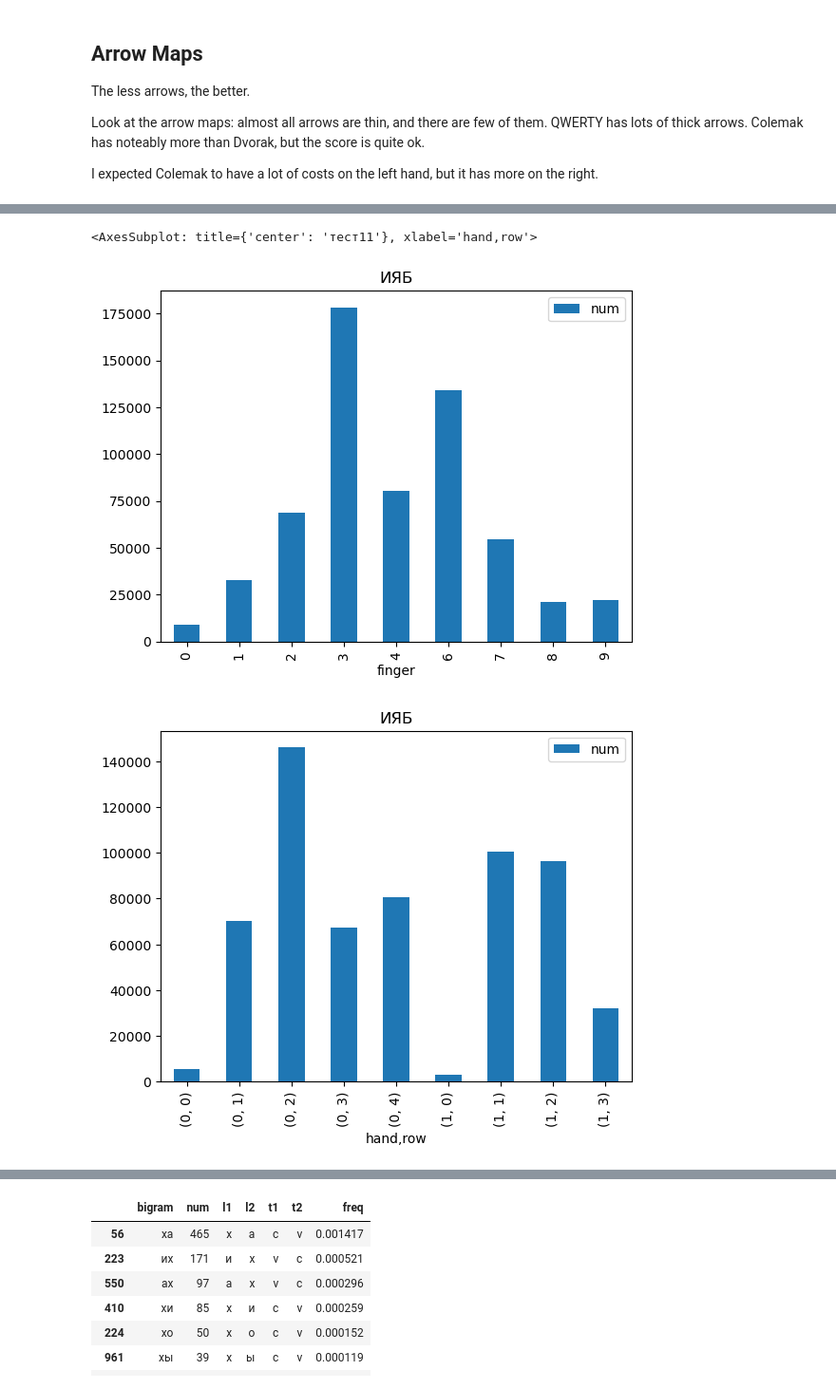
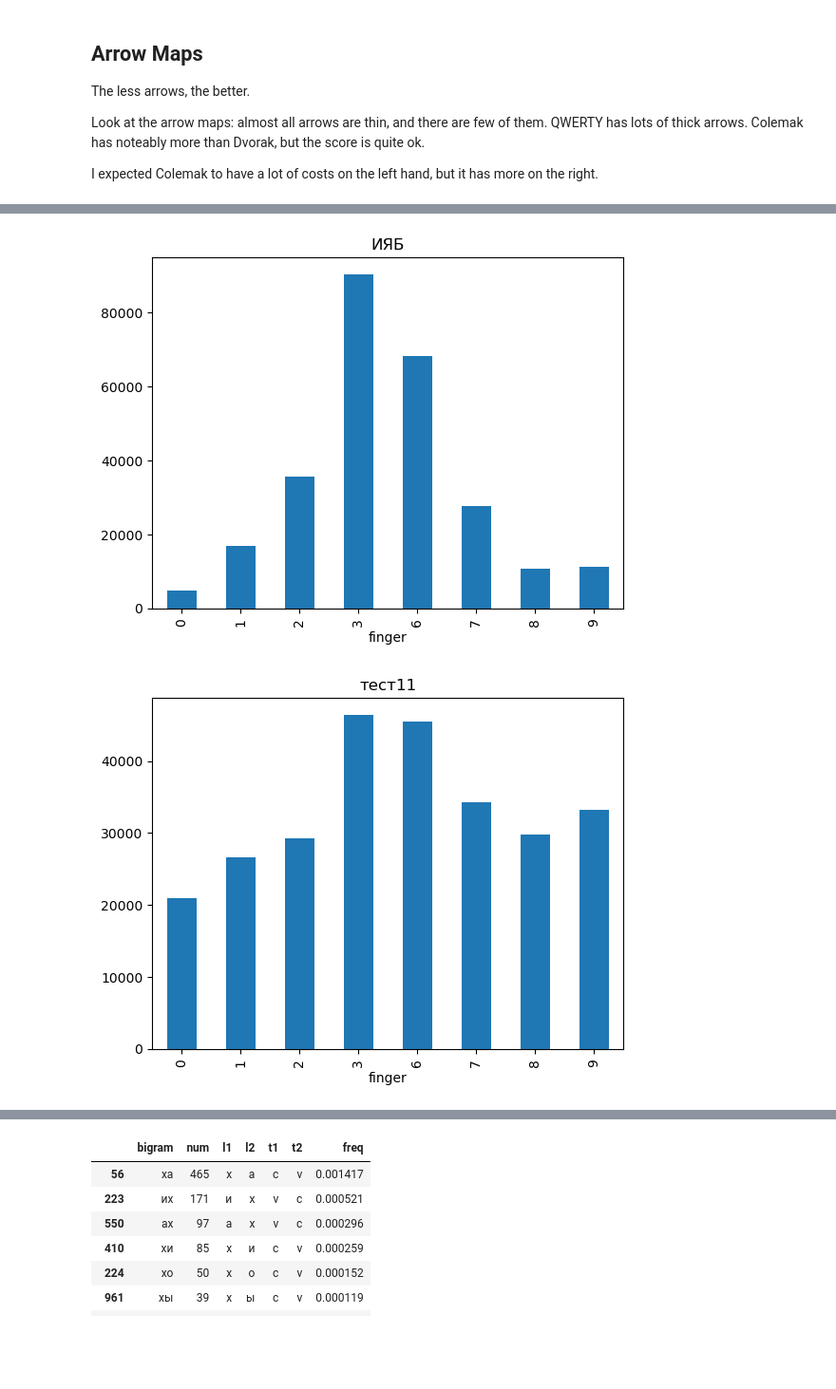
Before and after one commit to culebron/rus-layout-opt, a Jupyter notebook: Kazakh Example.ipynb, the cells around one changed output, grey strips where cells are left out. Shown at 95% size. Saved outputs shown, nothing was run; the diff lists cells and outputs as text; code cells hidden in the pictures; blank space fills up the shorter version.

```diff
--- a/Kazakh Example.ipynb
+++ b/Kazakh Example.ipynb
@@ -417,6 +417,7 @@ key = 'тест11'
 # %% [markdown]
 ## Heatmap
 # %%
+res[key].load_bars()
 res[key].layout.display('finger')
 res[key].display('freq')
 # %% [output]
@@ -437,10 +439,6 @@ res['default'].combomap(res['ИЯБ'], res['linux'], res['тест5'], res['те
 # %%
-res['ИЯБ'].bigrams.groupby('finger').agg({'num': 'sum'}).plot.bar(title='ИЯБ')
-res['ИЯБ'].bigrams.groupby(['hand', 'row']).agg({'num': 'sum'}).plot.bar(title='ИЯБ')
-res['тест11'].bigrams.groupby('finger').agg({'num': 'sum'}).plot.bar(title='тест11')
-res[key].bigrams.groupby('finger').agg({'num': 'sum'}).plot.bar(title=key)
-res[key].bigrams.groupby(['hand', 'row']).agg({'num': 'sum'}).plot.bar(title=key)
+res['ИЯБ'].load_bars()
+res[key].load_bars()
 # %% [output]
-<AxesSubplot: title={'center': 'тест11'}, xlabel='hand,row'>
-[figure, old version]
+[figure, new version]
-[figure, old version]
+[figure, new version]
```
Also changed, not shown: parts of 7 cells of this notebook, 2 other files.
